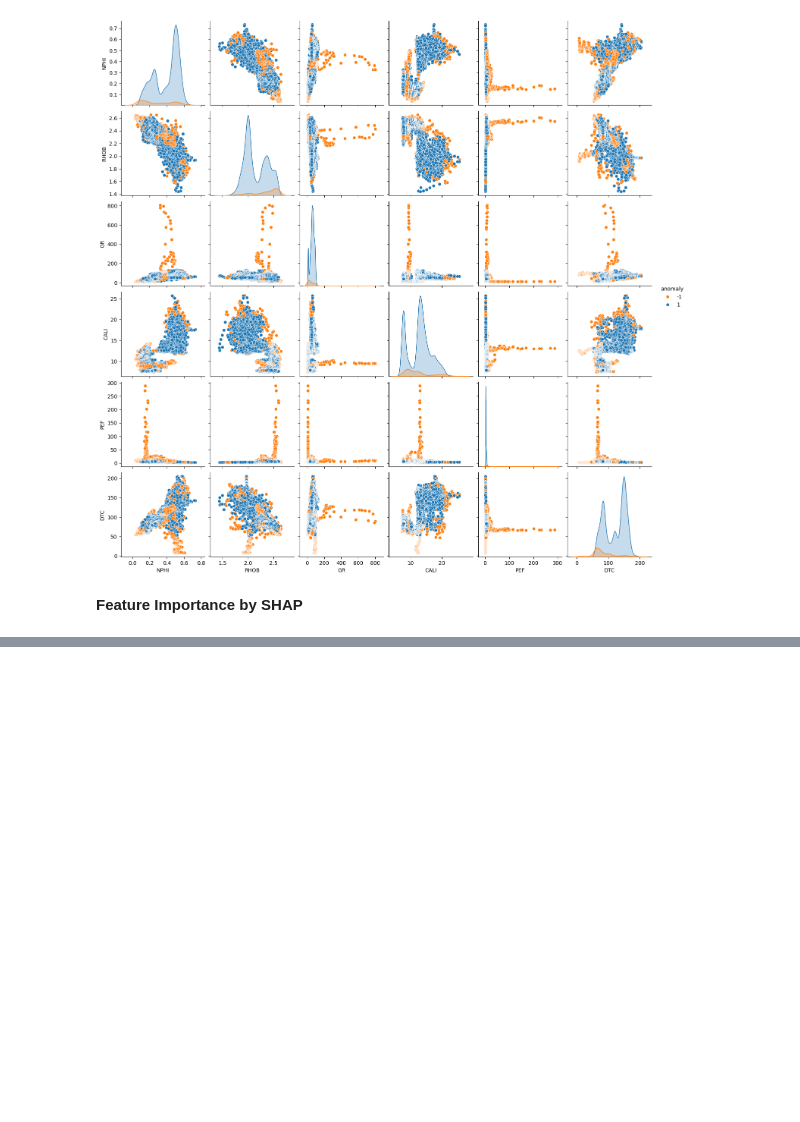
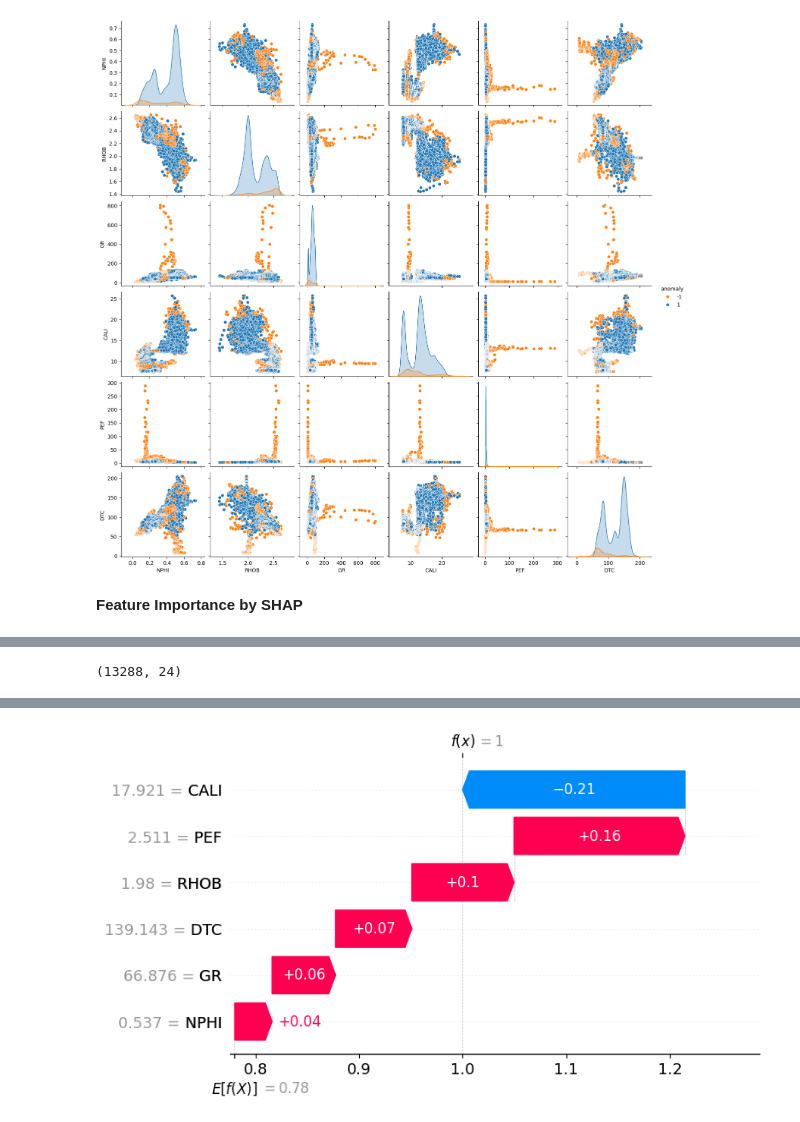
Before and after one commit to ganeshparsads/MLModels, a Jupyter notebook: IsolationForest.ipynb, the cells around one changed output, grey strips where cells are left out. Saved outputs shown, nothing was run; the diff lists cells and outputs as text; code cells hidden in the pictures; blank space fills up the shorter version.

```diff
--- a/IsolationForest.ipynb
+++ b/IsolationForest.ipynb
@@ -192,0 +206,8 @@ shap_values = explainer(df[anomaly_inputs])
+# %%
+df.shape
+# %% [output]
+(13288, 24)
+# %%
+shap.initjs()
+shap.plots.waterfall(shap_values[142])
+# %% [output]
@@ -192,0 +215 @@ shap_values = explainer(df[anomaly_inputs])
+[figure, added]
```
Also changed, not shown: parts of 19 cells of this notebook.
